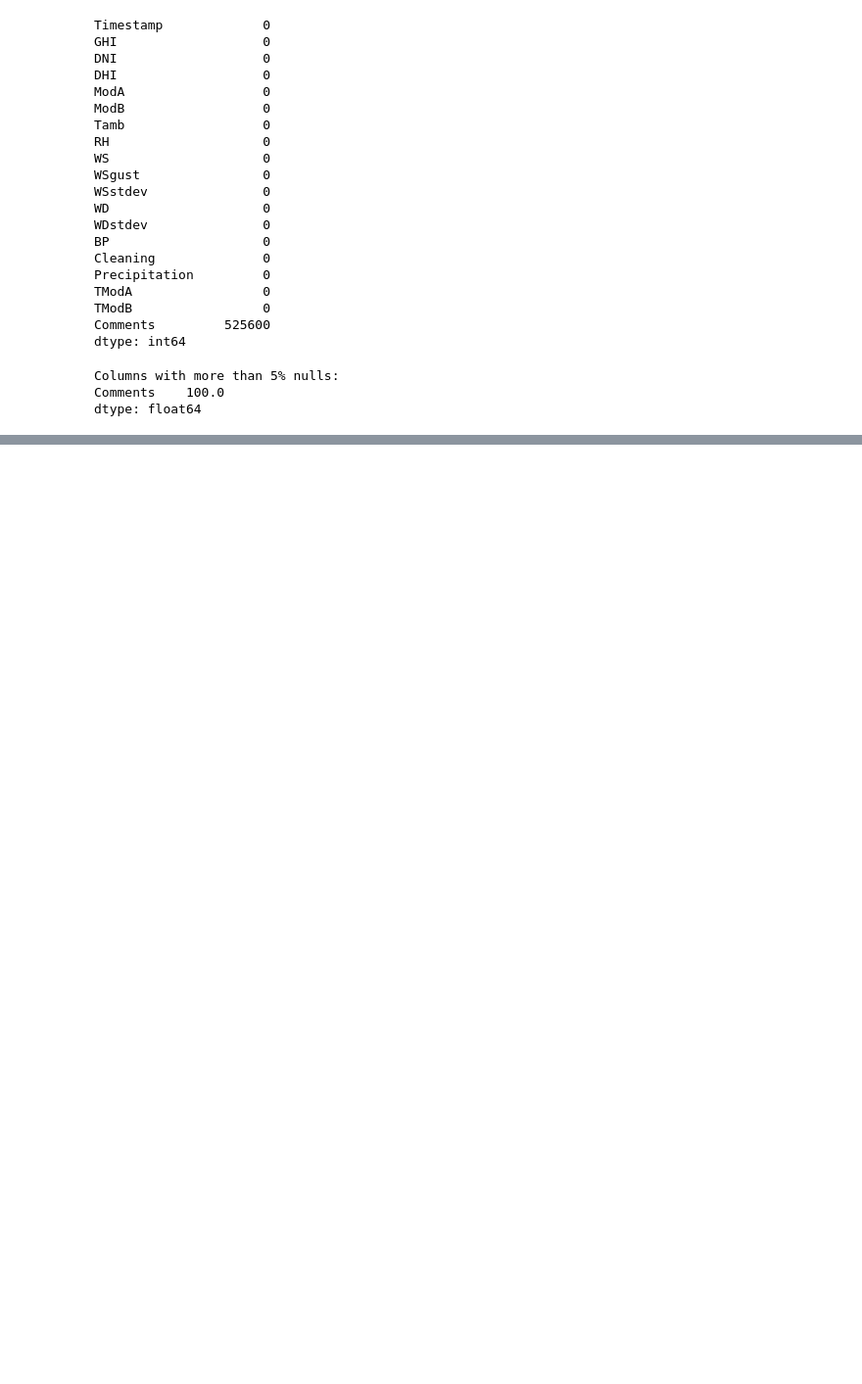
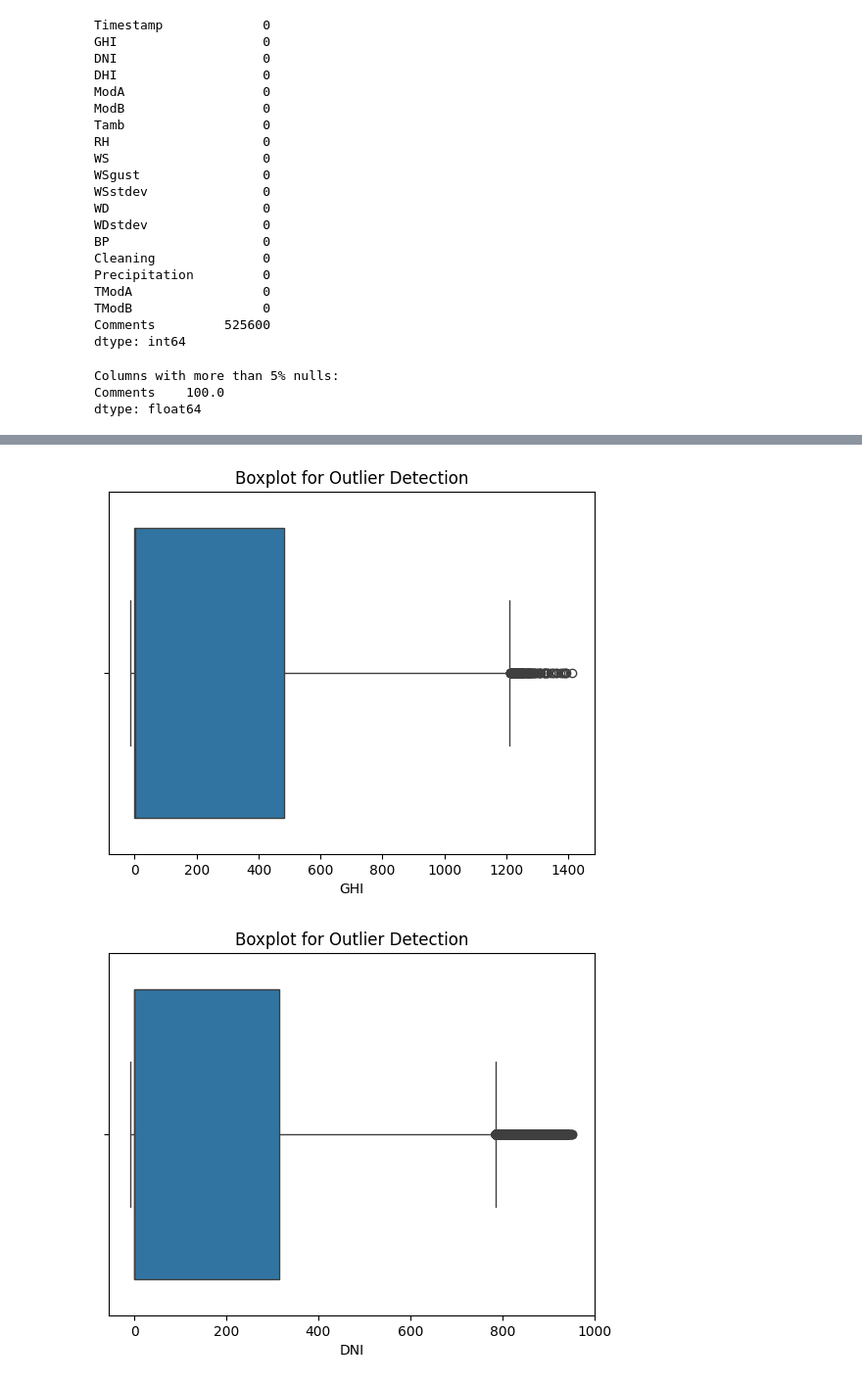
Before and after one commit to dawit-hopes/solar-challenge-week1, a Jupyter notebook: notebooks/eda-benin-malanville.ipynb, the cells around one changed output, grey strips where cells are left out. Shown at 98% size. Drawn from its saved outputs; the diff is of its cells as text; code cells hidden in the pictures; blank space fills up the shorter version.

Commit message:
feat: outliner detection

```diff
--- a/notebooks/eda-benin-malanville.ipynb
+++ b/notebooks/eda-benin-malanville.ipynb
@@ -61,0 +189,8 @@ dtype: float64
+# %%
+for col in cols:
+    sns.boxplot(x = df[col])
+    plt.title("Boxplot for Outlier Detection")
+    plt.show()
+# %% [output]
+[figure, added]
+[figure, added]
```
Also changed, not shown: parts of 21 cells of this notebook.
